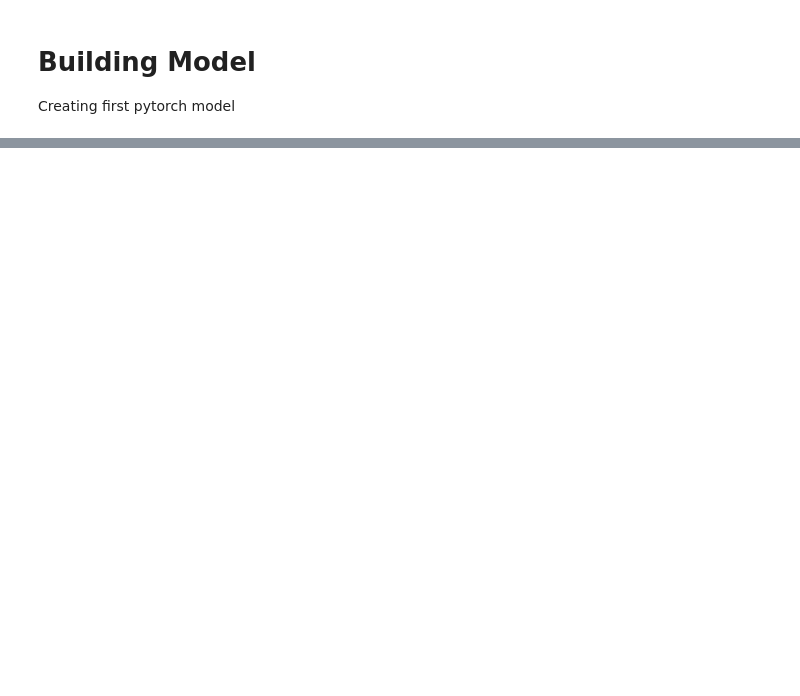
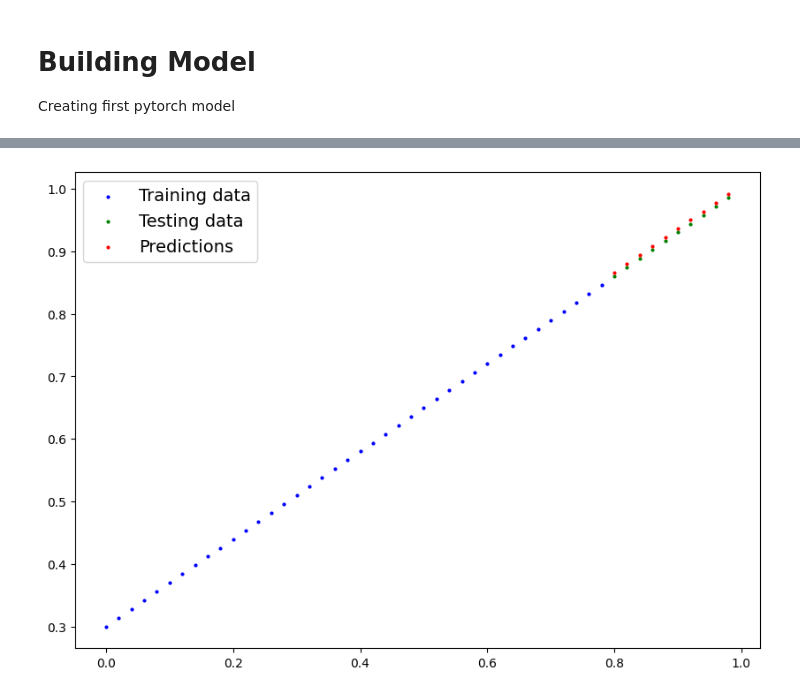
Before and after one commit to avneeshgautam/Machine-Learning-Tutorials-and-mini-projects, a Jupyter notebook: Pytorch/chapter-1-pytorch_tutorial.ipynb, the cells around one changed output, grey strips where cells are left out. Saved outputs shown, nothing was run; the diff lists cells and outputs as text; code cells hidden in the pictures; blank space fills up the shorter version.

```diff
--- a/Pytorch/chapter-1-pytorch_tutorial.ipynb
+++ b/Pytorch/chapter-1-pytorch_tutorial.ipynb
@@ -128,0 +329,4 @@ class LinearRegressionModel(nn.Module):
+# %%
+plot_predictions(prediction=y_pred_new)
+# %% [output]
+[figure, added]
```
Also changed, not shown: parts of 60 cells of this notebook, 6 other files.
